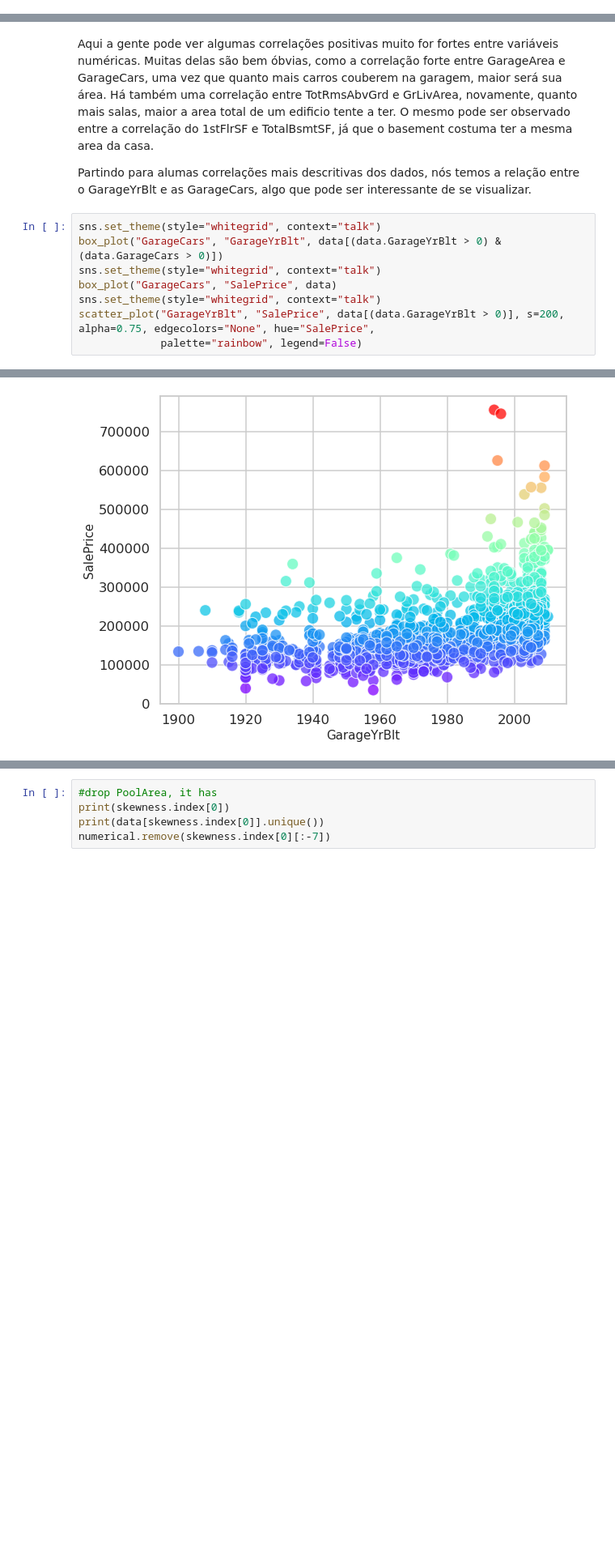
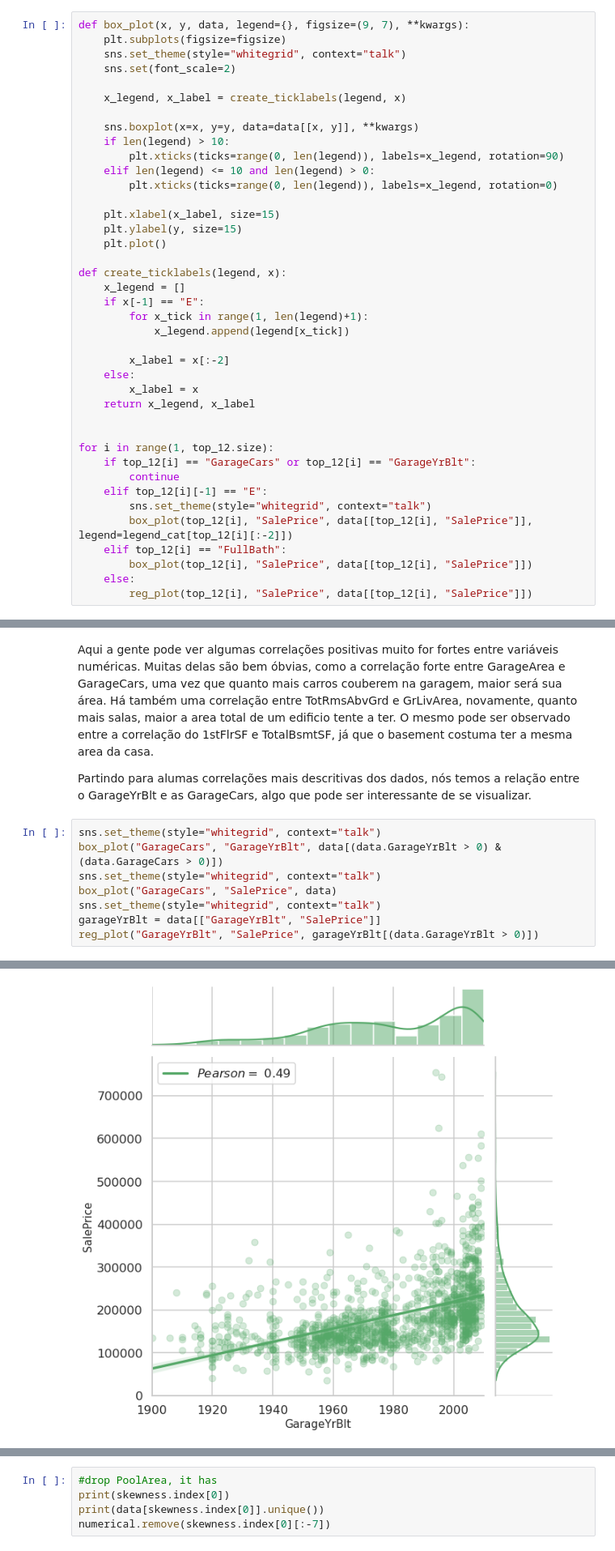
Before and after one commit to igorlemes/house_prices, a Jupyter notebook: code/House Price - Advanced Regression Techniques.ipynb, the cells around one changed output, grey strips where cells are left out. Shown at 81% size. Cells and saved outputs as stored; diff of their text form; blank space fills up the shorter version.

Commit message:
Boxplot's X's axis ticks labels fixed, regression plots constructed

```diff
--- a/code/House Price - Advanced Regression Techniques.ipynb
+++ b/code/House Price - Advanced Regression Techniques.ipynb
@@ -230,0 +224,40 @@ for i in range(1, top_12.size):
+# %%
+def box_plot(x, y, data, legend={}, figsize=(9, 7), **kwargs):
+    plt.subplots(figsize=figsize)
+    sns.set_theme(style="whitegrid", context="talk")
+    sns.set(font_scale=2)
+
+    x_legend, x_label = create_ticklabels(legend, x)
+
+    sns.boxplot(x=x, y=y, data=data[[x, y]], **kwargs)
+    if len(legend) > 10:
+        plt.xticks(ticks=range(0, len(legend)), labels=x_legend, rotation=90)
+    elif len(legend) <= 10 and len(legend) > 0:
+        plt.xticks(ticks=range(0, len(legend)), labels=x_legend, rotation=0)
+
+    plt.xlabel(x_label, size=15)
+    plt.ylabel(y, size=15)
+    plt.plot()
+
+def create_ticklabels(legend, x):
+    x_legend = []
+    if x[-1] == "E":
+        for x_tick in range(1, len(legend)+1):
+            x_legend.append(legend[x_tick])
+
+        x_label = x[:-2]
+    else:
+        x_label = x
+    return x_legend, x_label
+
+
+for i in range(1, top_12.size):
+    if top_12[i] == "GarageCars" or top_12[i] == "GarageYrBlt":
+        continue
+    elif top_12[i][-1] == "E":
+        sns.set_theme(style="whitegrid", context="talk")
+        box_plot(top_12[i], "SalePrice", data[[top_12[i], "SalePrice"]], legend=legend_cat[top_12[i][:-2]])
+    elif top_12[i] == "FullBath":
+        box_plot(top_12[i], "SalePrice", data[[top_12[i], "SalePrice"]])
+    else:
+        reg_plot(top_12[i], "SalePrice", data[[top_12[i], "SalePrice"]])
@@ -238,8 +285,8 @@ box_plot("GarageCars", "GarageYrBlt", data[(data.GarageYrBlt > 0) & (data.Garage
 sns.set_theme(style="whitegrid", context="talk")
 box_plot("GarageCars", "SalePrice", data)
 sns.set_theme(style="whitegrid", context="talk")
-scatter_plot("GarageYrBlt", "SalePrice", data[(data.GarageYrBlt > 0)], s=200, alpha=0.75, edgecolors="None", hue="SalePrice",
-             palette="rainbow", legend=False)
+garageYrBlt = data[["GarageYrBlt", "SalePrice"]]
+reg_plot("GarageYrBlt", "SalePrice", garageYrBlt[(data.GarageYrBlt > 0)])
 # %% [output]
 [figure]
 [figure]
@@ -246,4 +294,4 @@ scatter_plot("GarageYrBlt", "SalePrice", data[(data.GarageYrBlt > 0)], s=200, al
-[figure, old version]
+[figure, new version]
 # %%
 # # If the P-Value of the Shapiro Wilk Test is larger than 0.05, we assume a normal distribution
 # # my_data = norm.rvs(size=500)
```
Also changed, not shown: parts of 6 cells of this notebook.
